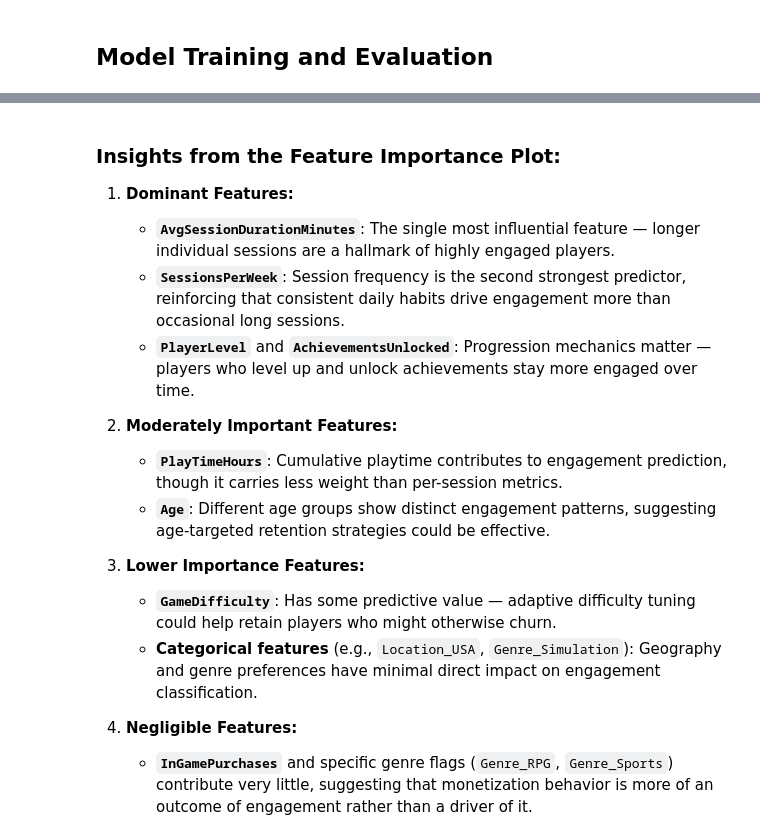
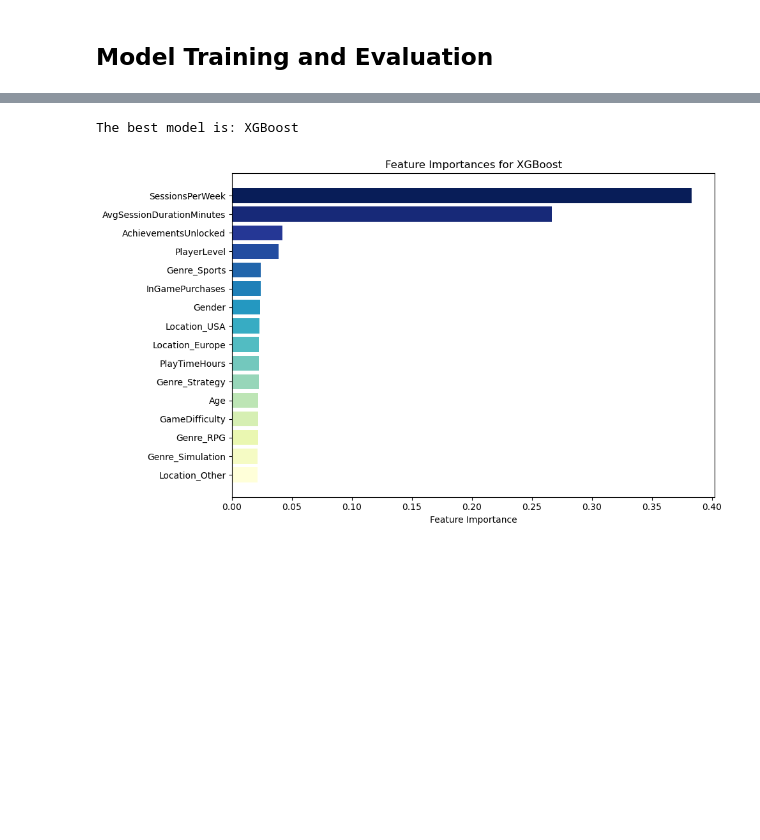
Before and after one commit to ajoalenjeen/PLAYER-ENGAGEMENT-ANALYSIS-AND-PREDICTION, a Jupyter notebook: Notebook/player-engagement-analysis-prediction.ipynb, the cells around one changed output, grey strips where cells are left out. Drawn from its saved outputs; the diff is of its cells as text; code cells hidden in the pictures; blank space fills up the shorter version.

```diff
--- a/Notebook/player-engagement-analysis-prediction.ipynb
+++ b/Notebook/player-engagement-analysis-prediction.ipynb
@@ -1293,7 +1293,7 @@ X_test_scaled = scaler.transform(X_test)
 models = {
     "Random Forest": RandomForestClassifier(random_state=42, class_weight = 'balanced'),
     "XGBoost": XGBClassifier(use_label_encoder=False, eval_metric='mlogloss', random_state=42),
-    "LightGBM": LGBMClassifier(verbose=-1, random_state=42, class_weight = 'balanced')
+    "LightGBM": LGBMClassifier(verbose=-1, random_state=42, n_jobs=1, class_weight = 'balanced')
 }
 
 # Display model names to confirm initialization
@@ -1382,47 +1434,32 @@ display(results_df)
 # %%
-# Identify the best model based on the highest AUC
-best_model_name = results_df.loc[results_df['AUC'].idxmax(), "Model"]
+# Identify the best model based on the highest Accuracy
+best_model_name = results_df.loc[results_df['Accuracy'].idxmax(), "Model"]
 print(f"The best model is: {best_model_name}")
 print("\n")
 
 best_model = models[best_model_name]
 best_model.fit(X_train_scaled, y_train)
 
 # Plot feature importances
 if hasattr(best_model, "feature_importances_"):
     feature_importances = best_model.feature_importances_
     feature_names = X.columns
 
     # Plotting feature importances
     plt.figure(figsize=(10, 6))
     sorted_idx = feature_importances.argsort()[::-1]
 
     colors = plt.cm.YlGnBu_r(np.linspace(0, 1, len(feature_importances)))
 
     plt.barh(range(len(sorted_idx)), feature_importances[sorted_idx], align='center', color=colors)
     plt.yticks(range(len(sorted_idx)), [feature_names[i] for i in sorted_idx])
     plt.xlabel("Feature Importance")
     plt.title(f"Feature Importances for {best_model_name}")
     plt.gca().invert_yaxis()
     plt.tight_layout()
     plt.show()
 else:
     print(f"{best_model_name} does not support feature importances.")
+# %% [output]
+The best model is: XGBoost
+[figure, added]
-# %% [markdown]
-### Insights from the Feature Importance Plot:
-
-1. **Dominant Features:**
-   - **`AvgSessionDurationMinutes`**: The single most influential feature — longer individual sessions are a hallmark of highly engaged players.
-   - **`SessionsPerWeek`**: Session frequency is the second strongest predictor, reinforcing that consistent daily habits drive engagement more than occasional long sessions.
-   - **`PlayerLevel`** and **`AchievementsUnlocked`**: Progression mechanics matter — players who level up and unlock achievements stay more engaged over time.
-
-2. **Moderately Important Features:**
-   - **`PlayTimeHours`**: Cumulative playtime contributes to engagement prediction, though it carries less weight than per-session metrics.
-   - **`Age`**: Different age groups show distinct engagement patterns, suggesting age-targeted retention strategies could be effective.
-
-3. **Lower Importance Features:**
-   - **`GameDifficulty`**: Has some predictive value — adaptive difficulty tuning could help retain players who might otherwise churn.
-   - **Categorical features** (e.g., `Location_USA`, `Genre_Simulation`): Geography and genre preferences have minimal direct impact on engagement classification.
-
-4. **Negligible Features:**
-   - **`InGamePurchases`** and specific genre flags (`Genre_RPG`, `Genre_Sports`) contribute very little, suggesting that monetization behavior is more of an outcome of engagement rather than a driver of it.
```
Also changed, not shown: parts of 8 cells of this notebook.
